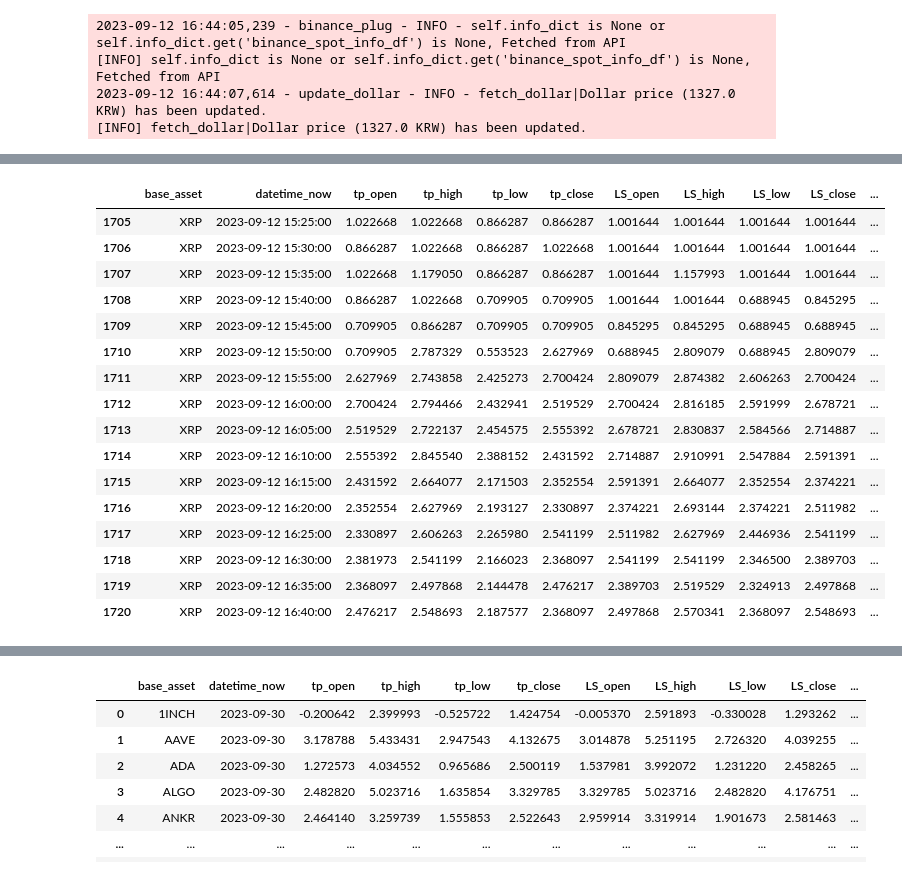
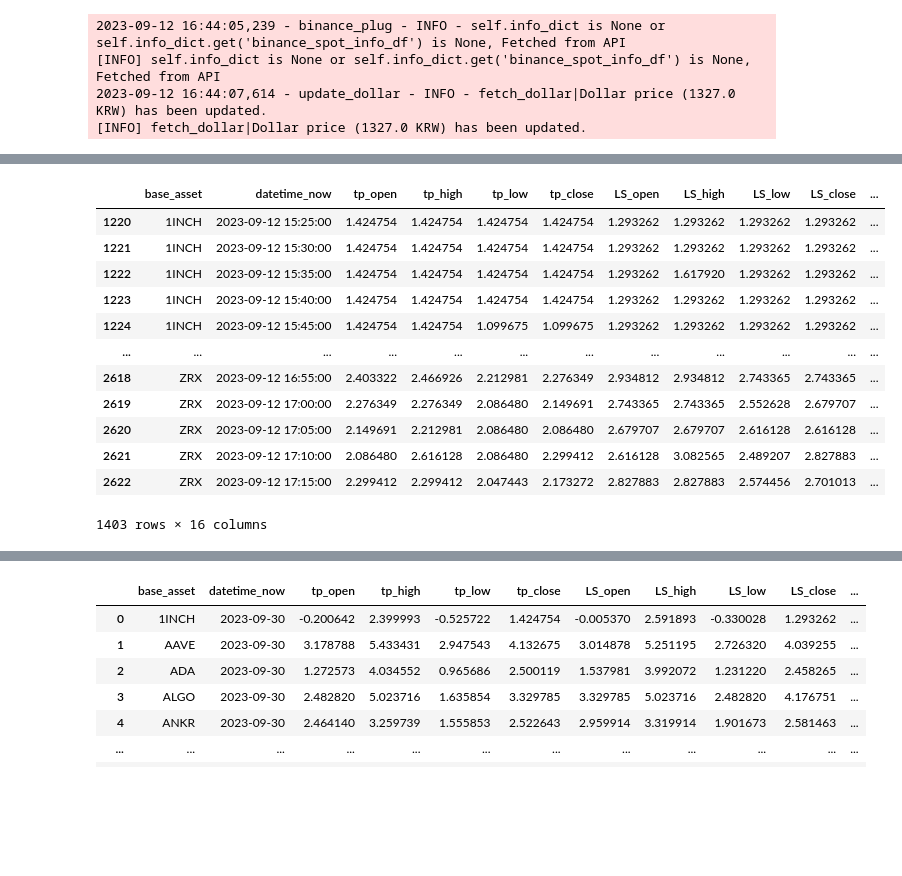
Before and after one commit to charlie115/act, a Jupyter notebook: generating_kline_test.ipynb, the cells around one changed output, grey strips where cells are left out. Saved outputs shown, nothing was run; the diff lists cells and outputs as text; code cells hidden in the pictures; blank space fills up the shorter version.

```diff
--- a/generating_kline_test.ipynb
+++ b/generating_kline_test.ipynb
@@ -466,24 +531,20 @@ resample_ohlc_df(pickle.loads(redis_cli.get_data('BINANCE_USD_M/USDT:UPBIT_SPOT/
 # %%
 temp = pickle.loads(redis_cli.get_data('BINANCE_USD_M/USDT:UPBIT_SPOT/KRW_5T_kline'))
-temp[temp['base_asset']=='XRP']
+temp
 # %% [output]
 |  | base_asset | datetime_now | tp_open | tp_high | tp_low | tp_close | LS_open | LS_high | LS_low | LS_close | ... |
-| 1705 | XRP | 2023-09-12 15:25:00 | 1.022668 | 1.022668 | 0.866287 | 0.866287 | 1.001644 | 1.001644 | 1.001644 | 1.001644 | ... |
-| 1706 | XRP | 2023-09-12 15:30:00 | 0.866287 | 1.022668 | 0.866287 | 1.022668 | 1.001644 | 1.001644 | 1.001644 | 1.001644 | ... |
-| 1707 | XRP | 2023-09-12 15:35:00 | 1.022668 | 1.179050 | 0.866287 | 0.866287 | 1.001644 | 1.157993 | 1.001644 | 1.001644 | ... |
-| 1708 | XRP | 2023-09-12 15:40:00 | 0.866287 | 1.022668 | 0.709905 | 0.709905 | 1.001644 | 1.001644 | 0.688945 | 0.845295 | ... |
-| 1709 | XRP | 2023-09-12 15:45:00 | 0.709905 | 0.866287 | 0.709905 | 0.709905 | 0.845295 | 0.845295 | 0.688945 | 0.688945 | ... |
-| 1710 | XRP | 2023-09-12 15:50:00 | 0.709905 | 2.787329 | 0.553523 | 2.627969 | 0.688945 | 2.809079 | 0.688945 | 2.809079 | ... |
-| 1711 | XRP | 2023-09-12 15:55:00 | 2.627969 | 2.743858 | 2.425273 | 2.700424 | 2.809079 | 2.874382 | 2.606263 | 2.700424 | ... |
-| 1712 | XRP | 2023-09-12 16:00:00 | 2.700424 | 2.794466 | 2.432941 | 2.519529 | 2.700424 | 2.816185 | 2.591999 | 2.678721 | ... |
-| 1713 | XRP | 2023-09-12 16:05:00 | 2.519529 | 2.722137 | 2.454575 | 2.555392 | 2.678721 | 2.830837 | 2.584566 | 2.714887 | ... |
-| 1714 | XRP | 2023-09-12 16:10:00 | 2.555392 | 2.845540 | 2.388152 | 2.431592 | 2.714887 | 2.910991 | 2.547884 | 2.591391 | ... |
-| 1715 | XRP | 2023-09-12 16:15:00 | 2.431592 | 2.664077 | 2.171503 | 2.352554 | 2.591391 | 2.664077 | 2.352554 | 2.374221 | ... |
-| 1716 | XRP | 2023-09-12 16:20:00 | 2.352554 | 2.627969 | 2.193127 | 2.330897 | 2.374221 | 2.693144 | 2.374221 | 2.511982 | ... |
-| 1717 | XRP | 2023-09-12 16:25:00 | 2.330897 | 2.606263 | 2.265980 | 2.541199 | 2.511982 | 2.627969 | 2.446936 | 2.541199 | ... |
-| 1718 | XRP | 2023-09-12 16:30:00 | 2.381973 | 2.541199 | 2.166023 | 2.368097 | 2.541199 | 2.541199 | 2.346500 | 2.389703 | ... |
-| 1719 | XRP | 2023-09-12 16:35:00 | 2.368097 | 2.497868 | 2.144478 | 2.476217 | 2.389703 | 2.519529 | 2.324913 | 2.497868 | ... |
-| 1720 | XRP | 2023-09-12 16:40:00 | 2.476217 | 2.548693 | 2.187577 | 2.368097 | 2.497868 | 2.570341 | 2.368097 | 2.548693 | ... |
+| 1220 | 1INCH | 2023-09-12 15:25:00 | 1.424754 | 1.424754 | 1.424754 | 1.424754 | 1.293262 | 1.293262 | 1.293262 | 1.293262 | ... |
+| 1221 | 1INCH | 2023-09-12 15:30:00 | 1.424754 | 1.424754 | 1.424754 | 1.424754 | 1.293262 | 1.293262 | 1.293262 | 1.293262 | ... |
+| 1222 | 1INCH | 2023-09-12 15:35:00 | 1.424754 | 1.424754 | 1.424754 | 1.424754 | 1.293262 | 1.617920 | 1.293262 | 1.293262 | ... |
+| 1223 | 1INCH | 2023-09-12 15:40:00 | 1.424754 | 1.424754 | 1.424754 | 1.424754 | 1.293262 | 1.293262 | 1.293262 | 1.293262 | ... |
+| 1224 | 1INCH | 2023-09-12 15:45:00 | 1.424754 | 1.424754 | 1.099675 | 1.099675 | 1.293262 | 1.293262 | 1.293262 | 1.293262 | ... |
+| ... | ... | ... | ... | ... | ... | ... | ... | ... | ... | ... | ... |
+| 2618 | ZRX | 2023-09-12 16:55:00 | 2.403322 | 2.466926 | 2.212981 | 2.276349 | 2.934812 | 2.934812 | 2.743365 | 2.743365 | ... |
+| 2619 | ZRX | 2023-09-12 17:00:00 | 2.276349 | 2.276349 | 2.086480 | 2.149691 | 2.743365 | 2.743365 | 2.552628 | 2.679707 | ... |
+| 2620 | ZRX | 2023-09-12 17:05:00 | 2.149691 | 2.212981 | 2.086480 | 2.086480 | 2.679707 | 2.679707 | 2.616128 | 2.616128 | ... |
+| 2621 | ZRX | 2023-09-12 17:10:00 | 2.086480 | 2.616128 | 2.086480 | 2.299412 | 2.616128 | 3.082565 | 2.489207 | 2.827883 | ... |
+| 2622 | ZRX | 2023-09-12 17:15:00 | 2.299412 | 2.299412 | 2.047443 | 2.173272 | 2.827883 | 2.827883 | 2.574456 | 2.701013 | ... |
+1403 rows × 16 columns
 # %%
 temp = pickle.loads(redis_cli.get_data('BINANCE_USD_M/USDT:UPBIT_SPOT/KRW_5T_now'))
 temp[temp['base_asset']=='XRP']
```
Also changed, not shown: parts of 10 cells of this notebook, 8 other files.
